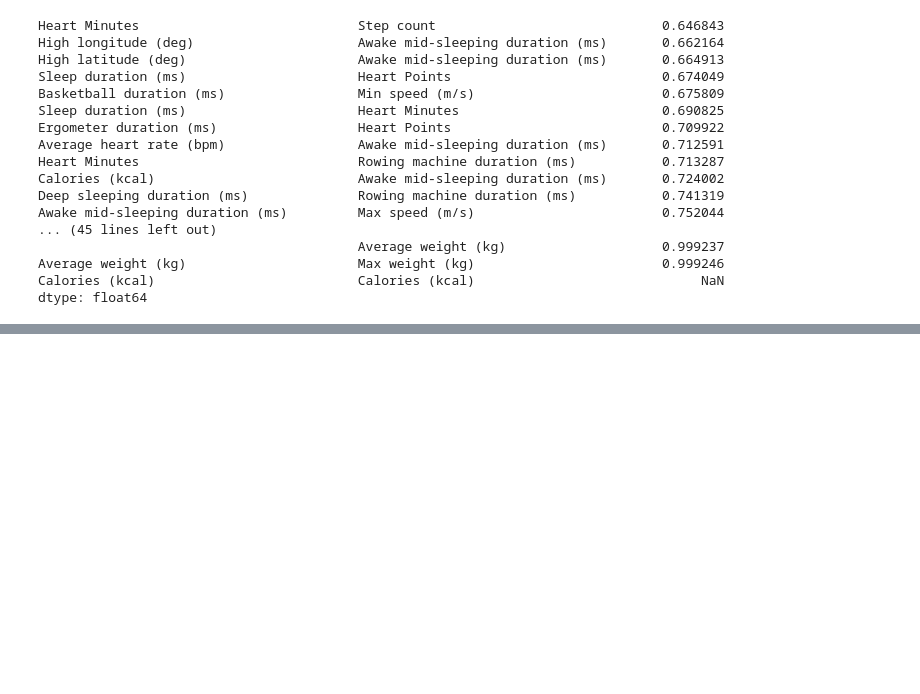
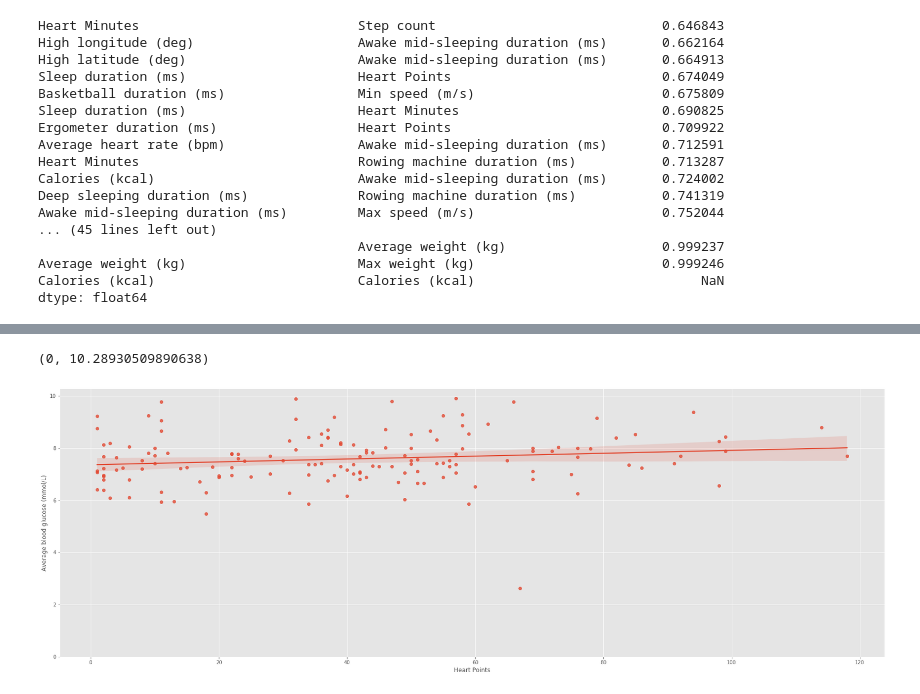
Before and after one commit to JamesIgoe/GoogleFitAnalysis, a Jupyter notebook: Analysis.ipynb, the cells around one changed output, grey strips where cells are left out. Saved outputs shown, nothing was run; the diff lists cells and outputs as text; code cells hidden in the pictures; blank space fills up the shorter version.

```diff
--- a/Analysis.ipynb
+++ b/Analysis.ipynb
@@ -274,0 +287,7 @@ dtype: float64
+# %%
+plt.figure(figsize=(30,10))
+sns.regplot(x='Heart Points', y='Average blood glucose (mmol/L)', data=df)
+plt.ylim(0,)
+# %% [output]
+(0, 10.28930509890638)
+[figure, added]
```
Also changed, not shown: parts of 10 cells of this notebook.
